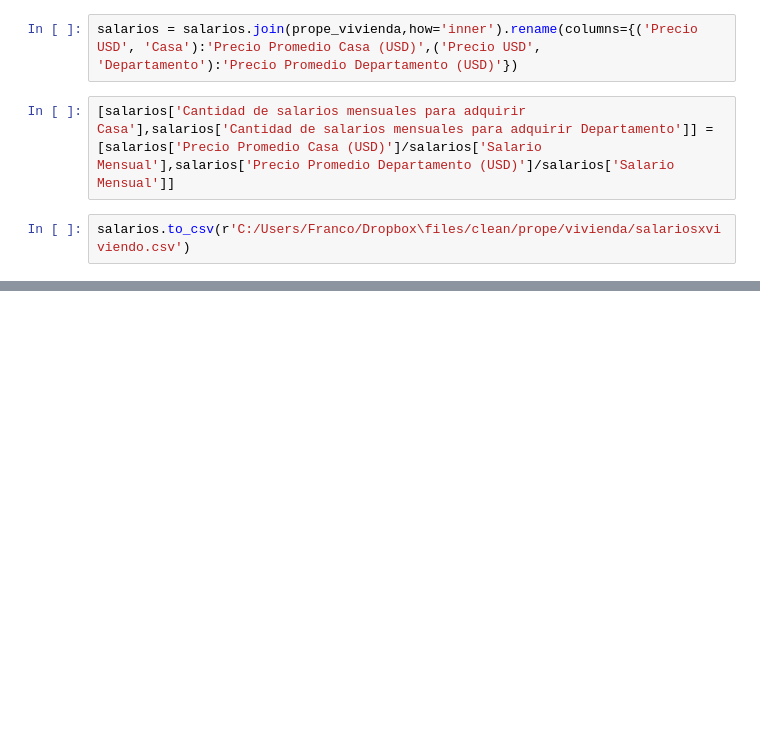
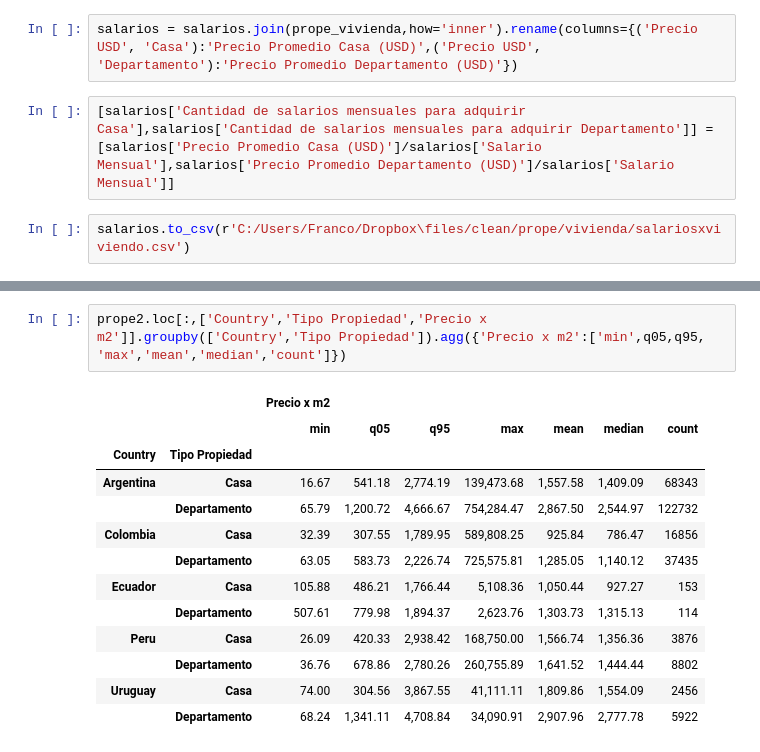
Before and after one commit to colagiovannifranco/caf, a Jupyter notebook: properati_vivienda.ipynb, the cells around one changed output, grey strips where cells are left out. Cells and saved outputs as stored; diff of their text form; blank space fills up the shorter version.

```diff
--- a/properati_vivienda.ipynb
+++ b/properati_vivienda.ipynb
@@ -171,0 +320,16 @@ salarios.to_csv(r'C:/Users/Franco/Dropbox\files/clean/prope/vivienda/salariosxvi
+# %%
+prope2.loc[:,['Country','Tipo Propiedad','Precio x m2']].groupby(['Country','Tipo Propiedad']).agg({'Precio x m2':['min',q05,q95, 'max','mean','median','count']})
+# %% [output]
+|  |  | Precio x m2 |  |  |  |  |  |  |
+|  |  | min | q05 | q95 | max | mean | median | count |
+| Country | Tipo Propiedad |  |  |  |  |  |  |  |
+| Argentina | Casa | 16.67 | 541.18 | 2,774.19 | 139,473.68 | 1,557.58 | 1,409.09 | 68343 |
+|  | Departamento | 65.79 | 1,200.72 | 4,666.67 | 754,284.47 | 2,867.50 | 2,544.97 | 122732 |
+| Colombia | Casa | 32.39 | 307.55 | 1,789.95 | 589,808.25 | 925.84 | 786.47 | 16856 |
+|  | Departamento | 63.05 | 583.73 | 2,226.74 | 725,575.81 | 1,285.05 | 1,140.12 | 37435 |
+| Ecuador | Casa | 105.88 | 486.21 | 1,766.44 | 5,108.36 | 1,050.44 | 927.27 | 153 |
+|  | Departamento | 507.61 | 779.98 | 1,894.37 | 2,623.76 | 1,303.73 | 1,315.13 | 114 |
+| Peru | Casa | 26.09 | 420.33 | 2,938.42 | 168,750.00 | 1,566.74 | 1,356.36 | 3876 |
+|  | Departamento | 36.76 | 678.86 | 2,780.26 | 260,755.89 | 1,641.52 | 1,444.44 | 8802 |
+| Uruguay | Casa | 74.00 | 304.56 | 3,867.55 | 41,111.11 | 1,809.86 | 1,554.09 | 2456 |
+|  | Departamento | 68.24 | 1,341.11 | 4,708.84 | 34,090.91 | 2,907.96 | 2,777.78 | 5922 |
```
Also changed, not shown: parts of 66 cells of this notebook, 13 other files.
